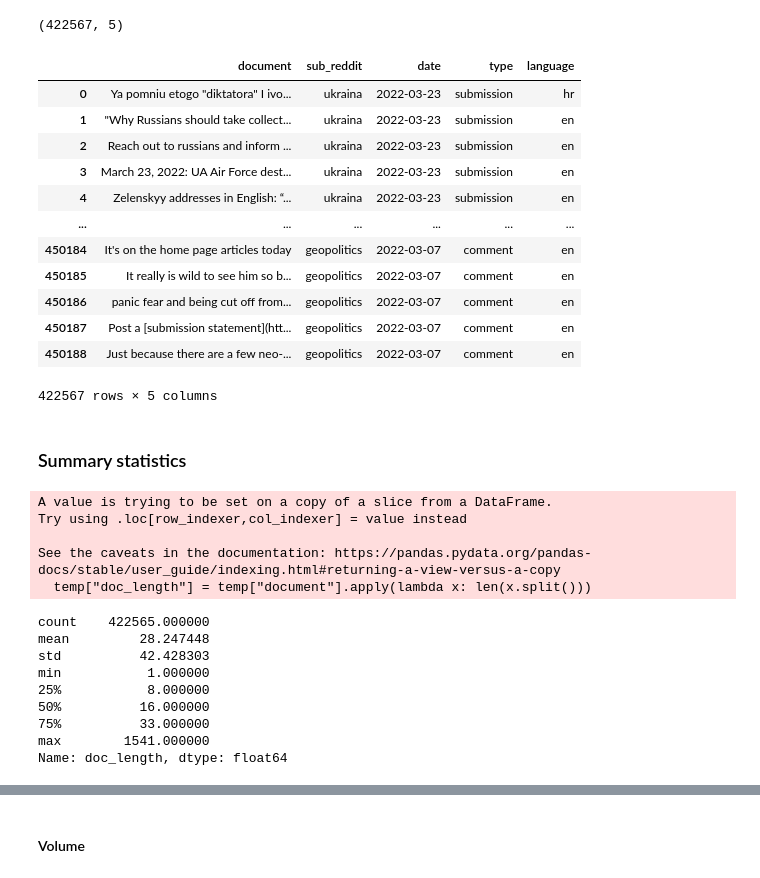
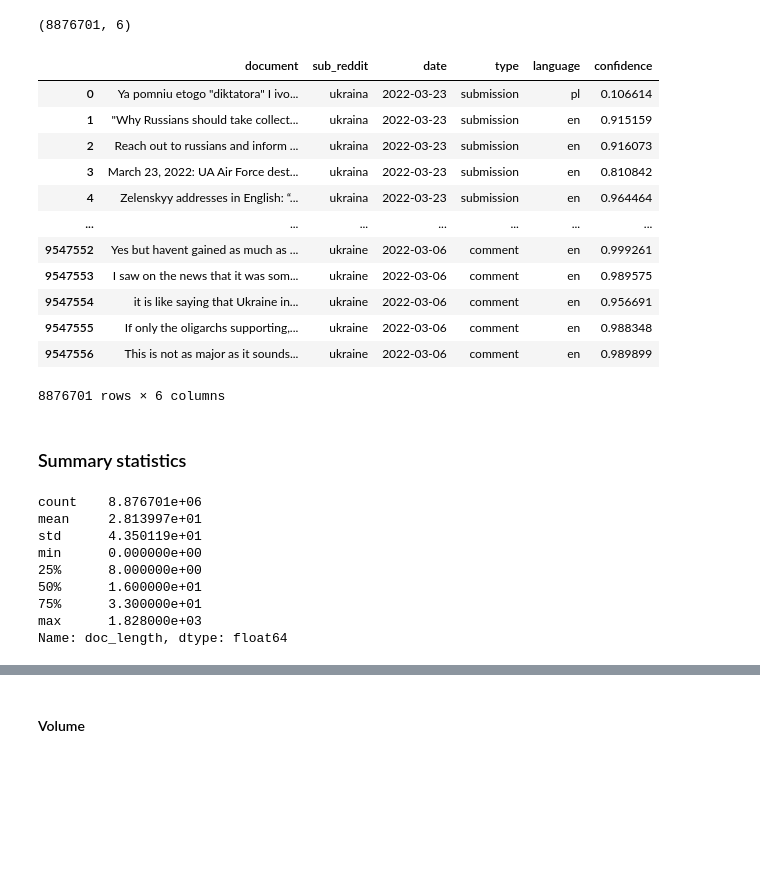
Before and after one commit to Lina-Elkjaer/NLPexam, a Jupyter notebook: data_viewer- Kathrine.ipynb, the cells around one changed output, grey strips where cells are left out. Saved outputs shown, nothing was run; the diff lists cells and outputs as text; code cells hidden in the pictures; blank space fills up the shorter version.

```diff
--- a/data_viewer- Kathrine.ipynb
+++ b/data_viewer- Kathrine.ipynb
@@ -12,45 +12,41 @@ outpath = os.path.join("plots")
 # %%
 
 # Loading the csv-files and checking shape
-data = pd.read_pickle(os.path.join('data','preprocessed_data_medium.pkl'))
+data = pd.read_pickle(os.path.join('data','full_df.pkl'))
 print(data.shape)
 data
 # %% [output]
-(422567, 5)
+(8876701, 6)
-|  | document | sub_reddit | date | type | language |
-| 0 | Ya pomniu etogo "diktatora" I ivo... | ukraina | 2022-03-23 | submission | hr |
-| 1 | "Why Russians should take collect... | ukraina | 2022-03-23 | submission | en |
-| 2 | Reach out to russians and inform ... | ukraina | 2022-03-23 | submission | en |
-| 3 | March 23, 2022: UA Air Force dest... | ukraina | 2022-03-23 | submission | en |
-| 4 | Zelenskyy addresses in English: “... | ukraina | 2022-03-23 | submission | en |
-| ... | ... | ... | ... | ... | ... |
-| 450184 | It's on the home page articles today | geopolitics | 2022-03-07 | comment | en |
-| 450185 | It really is wild to see him so b... | geopolitics | 2022-03-07 | comment | en |
-| 450186 | panic fear and being cut off from... | geopolitics | 2022-03-07 | comment | en |
-| 450187 | Post a [submission statement](htt... | geopolitics | 2022-03-07 | comment | en |
-| 450188 | Just because there are a few neo-... | geopolitics | 2022-03-07 | comment | en |
+|  | document | sub_reddit | date | type | language | confidence |
+| 0 | Ya pomniu etogo "diktatora" I ivo... | ukraina | 2022-03-23 | submission | pl | 0.106614 |
+| 1 | "Why Russians should take collect... | ukraina | 2022-03-23 | submission | en | 0.915159 |
+| 2 | Reach out to russians and inform ... | ukraina | 2022-03-23 | submission | en | 0.916073 |
+| 3 | March 23, 2022: UA Air Force dest... | ukraina | 2022-03-23 | submission | en | 0.810842 |
+| 4 | Zelenskyy addresses in English: “... | ukraina | 2022-03-23 | submission | en | 0.964464 |
+| ... | ... | ... | ... | ... | ... | ... |
+| 9547552 | Yes but havent gained as much as ... | ukraine | 2022-03-06 | comment | en | 0.999261 |
+| 9547553 | I saw on the news that it was som... | ukraine | 2022-03-06 | comment | en | 0.989575 |
+| 9547554 | it is like saying that Ukraine in... | ukraine | 2022-03-06 | comment | en | 0.956691 |
+| 9547555 | If only the oligarchs supporting,... | ukraine | 2022-03-06 | comment | en | 0.988348 |
+| 9547556 | This is not as major as it sounds... | ukraine | 2022-03-06 | comment | en | 0.989899 |
-422567 rows × 5 columns
+8876701 rows × 6 columns
 # %% [markdown]
 ### Summary statistics
 # %%
 # summary stats for document length (number of words)
-temp = data[data['document'].apply(lambda x: isinstance(x, str))] # ensuring all documents are str
+temp = data.copy()
+#temp = data[data['document'].apply(lambda x: x.dtype(str))] # ensuring all documents are str
 temp["doc_length"] = temp["document"].apply(lambda x: len(x.split()))
 temp["doc_length"].describe()
 # %% [output]
-A value is trying to be set on a copy of a slice from a DataFrame.
-Try using .loc[row_indexer,col_indexer] = value instead
-
-See the caveats in the documentation: https://pandas.pydata.org/pandas-docs/stable/user_guide/indexing.html#returning-a-view-versus-a-copy
-  temp["doc_length"] = temp["document"].apply(lambda x: len(x.split()))
+count    8.876701e+06
+mean     2.813997e+01
+std      4.350119e+01
+min      0.000000e+00
+25%      8.000000e+00
+50%      1.600000e+01
+75%      3.300000e+01
+max      1.828000e+03
+Name: doc_length, dtype: float64
-count    422565.000000
-mean         28.247448
-std          42.428303
-min           1.000000
-25%           8.000000
-50%          16.000000
-75%          33.000000
-max        1541.000000
-Name: doc_length, dtype: float64
 # %%
 # Printing the longest document
```
Also changed, not shown: parts of 13 cells of this notebook, 4 other files.
